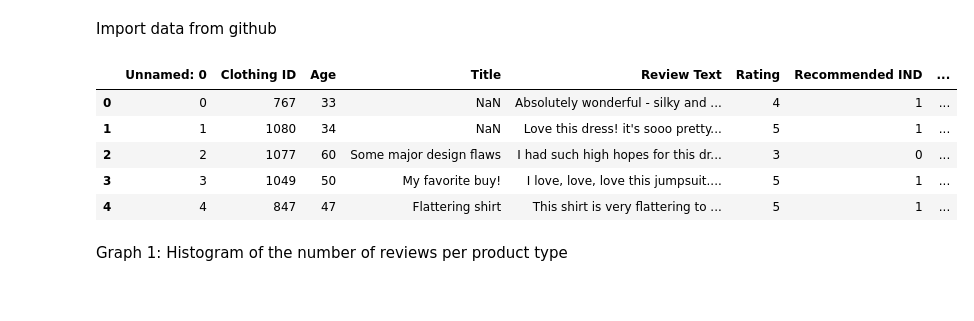
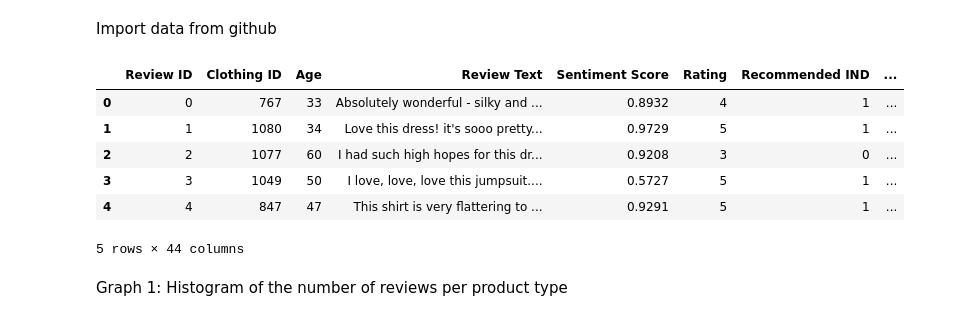
Before and after one commit to Sabrina-Hendricks/DS4002-Group13, a Jupyter notebook: Scripts/Project1MI2EDA.ipynb, the cells around one changed output. Saved outputs shown, nothing was run; the diff lists cells and outputs as text; code cells hidden in the pictures.

```diff
--- a/Scripts/Project1MI2EDA.ipynb
+++ b/Scripts/Project1MI2EDA.ipynb
@@ -7,16 +7,17 @@ import seaborn as sns
 # %% [markdown]
 Import data from github
 # %%
-url = 'https://raw.githubusercontent.com/Sabrina-Hendricks/DS4002-Group13/main/Womens%20Clothing%20E-Commerce%20Reviews.csv'
+url = 'https://raw.githubusercontent.com/Sabrina-Hendricks/DS4002-Group13/main/Data/Cleaned_Data.csv'
 df = pd.read_csv(url)
 df.head()
 # %% [output]
-|  | Unnamed: 0 | Clothing ID | Age | Title | Review Text | Rating | Recommended IND | ... |
-| 0 | 0 | 767 | 33 | NaN | Absolutely wonderful - silky and ... | 4 | 1 | ... |
-| 1 | 1 | 1080 | 34 | NaN | Love this dress! it's sooo pretty... | 5 | 1 | ... |
-| 2 | 2 | 1077 | 60 | Some major design flaws | I had such high hopes for this dr... | 3 | 0 | ... |
-| 3 | 3 | 1049 | 50 | My favorite buy! | I love, love, love this jumpsuit.... | 5 | 1 | ... |
-| 4 | 4 | 847 | 47 | Flattering shirt | This shirt is very flattering to ... | 5 | 1 | ... |
+|  | Review ID | Clothing ID | Age | Review Text | Sentiment Score | Rating | Recommended IND | ... |
+| 0 | 0 | 767 | 33 | Absolutely wonderful - silky and ... | 0.8932 | 4 | 1 | ... |
+| 1 | 1 | 1080 | 34 | Love this dress! it's sooo pretty... | 0.9729 | 5 | 1 | ... |
+| 2 | 2 | 1077 | 60 | I had such high hopes for this dr... | 0.9208 | 3 | 0 | ... |
+| 3 | 3 | 1049 | 50 | I love, love, love this jumpsuit.... | 0.5727 | 5 | 1 | ... |
+| 4 | 4 | 847 | 47 | This shirt is very flattering to ... | 0.9291 | 5 | 1 | ... |
+5 rows × 44 columns
 # %% [markdown]
 Graph 1: Histogram of the number of reviews per product type
 # %%
```
Also changed, not shown: parts of 7 cells of this notebook.
